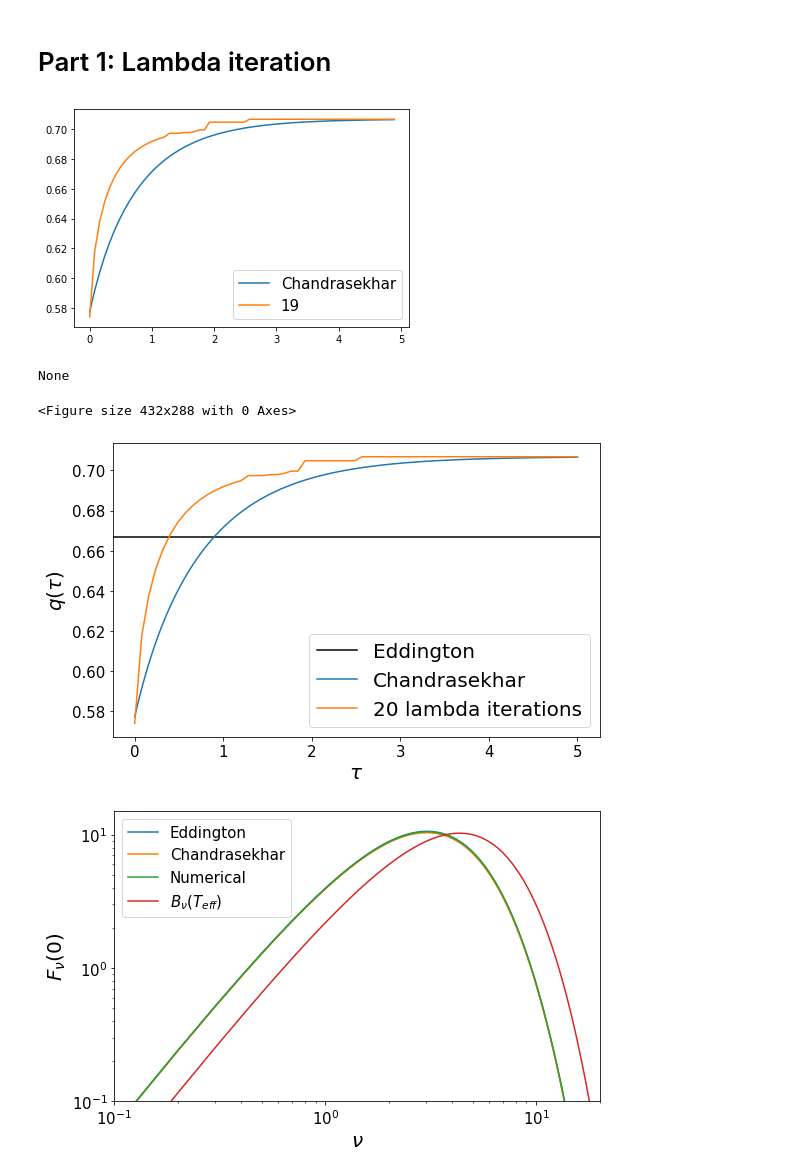
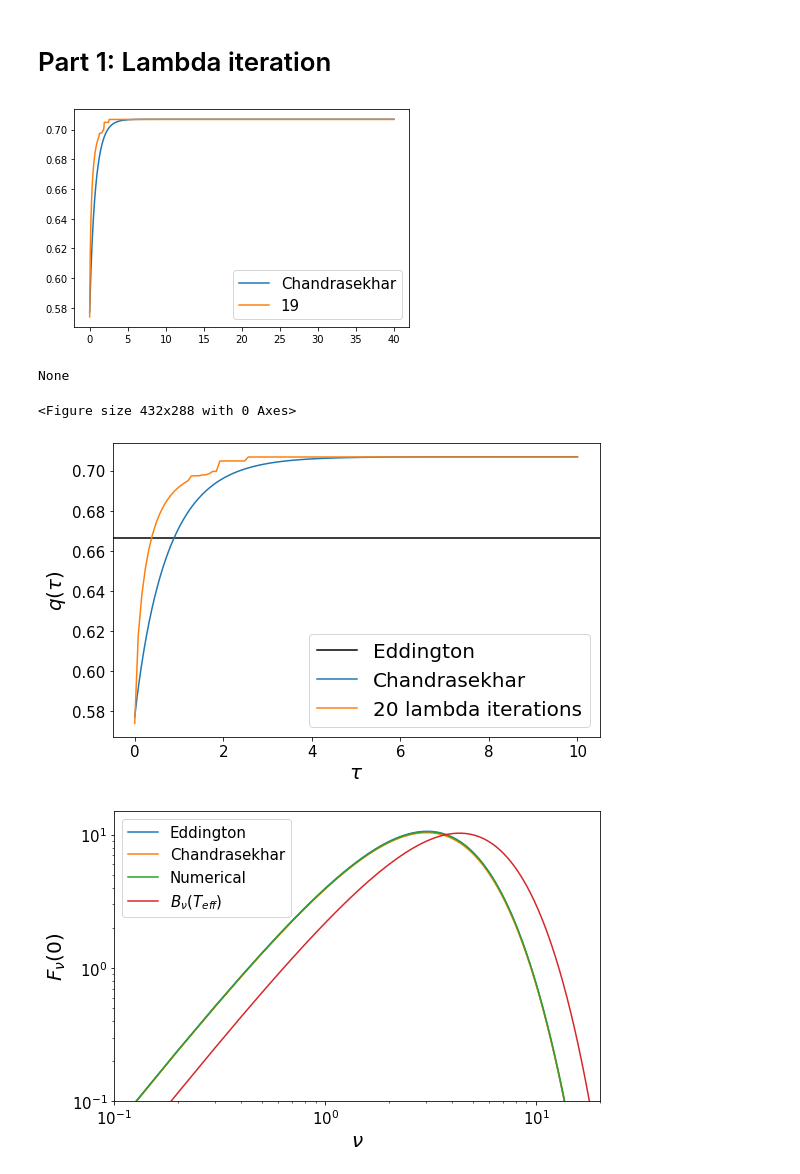
Before and after one commit to AlexLaroche7/phys-642, a Jupyter notebook: pset1/grey_atmosphere.ipynb, the cells around one changed output. Saved outputs shown, nothing was run; the diff lists cells and outputs as text; code cells hidden in the pictures.

```diff
--- a/pset1/grey_atmosphere.ipynb
+++ b/pset1/grey_atmosphere.ipynb
@@ -30,11 +30,9 @@ def lambda_operator(q,tau,t_max):
     integrand = lambda t,tau: (t + q(t)) * exp1(np.abs(t-tau))
     return 0.5*quad(integrand,0,t_max,args=tau)[0]
 
-def iterate_q(q,n_iter,t_max=40):
+def iterate_q(q,n_iter,t_max):
 
     tau = np.linspace(0,t_max,500) #only integrate up to t_max
-    plot_idx=np.abs(tau-5).argmin()
-    plt.plot(tau[:plot_idx],q_chandra(tau[:plot_idx])) #Chandrasekhar solution for comparison
 
     for i in range(n_iter):
 
@@ -49,12 +47,11 @@ def iterate_q(q,n_iter,t_max=40):
                 y[j+1]=y[j]
 
         # interpolate q(tau) so that we can use quad
-        #q = interp1d(tau,savgol_filter(y,n_filter,2)) # smooth data before interpolating
         q = interp1d(tau,y)
 
         #plot each iteration against Chandrasekhar solution
-        plt.plot(tau[:plot_idx],q_chandra(tau[:plot_idx]),label='Chandrasekhar')
-        plt.plot(tau[:plot_idx],q(tau[:plot_idx]),label=str(i))
+        plt.plot(tau,q_chandra(tau),label='Chandrasekhar')
+        plt.plot(tau,q(tau),label=str(i))
         plt.legend(fontsize=15)
         display.clear_output(wait=True)
         display.display(plt.gcf())
@@ -63,13 +60,13 @@ def iterate_q(q,n_iter,t_max=40):
     return q
 # %%
 q = lambda tau: 2/3 #Eddington approximation
-q_new = iterate_q(q,20) #iterate lambda operator
+q_new = iterate_q(q,20,t_max=40) #iterate lambda operator
 # %% [output]
-[figure, old version]
+[figure, new version]
 None
 <Figure size 432x288 with 0 Axes>
 # %%
-tau = np.linspace(0,5,1000)
+tau = np.linspace(0,10,1000)
 plt.figure(figsize=(8,5))
 plt.axhline(2/3,label='Eddington',color='k')
 plt.plot(tau,q_chandra(tau),label='Chandrasekhar')
@@ -83,7 +80,7 @@ plt.tight_layout()
 plt.savefig('lambda_iteration.png')
 plt.show()
 # %% [output]
-[figure, old version]
+[figure, new version]
 # %%
 #Solve for frequency spectrum
 
```
Also changed, not shown: parts of 3 cells of this notebook, 2 other files.
